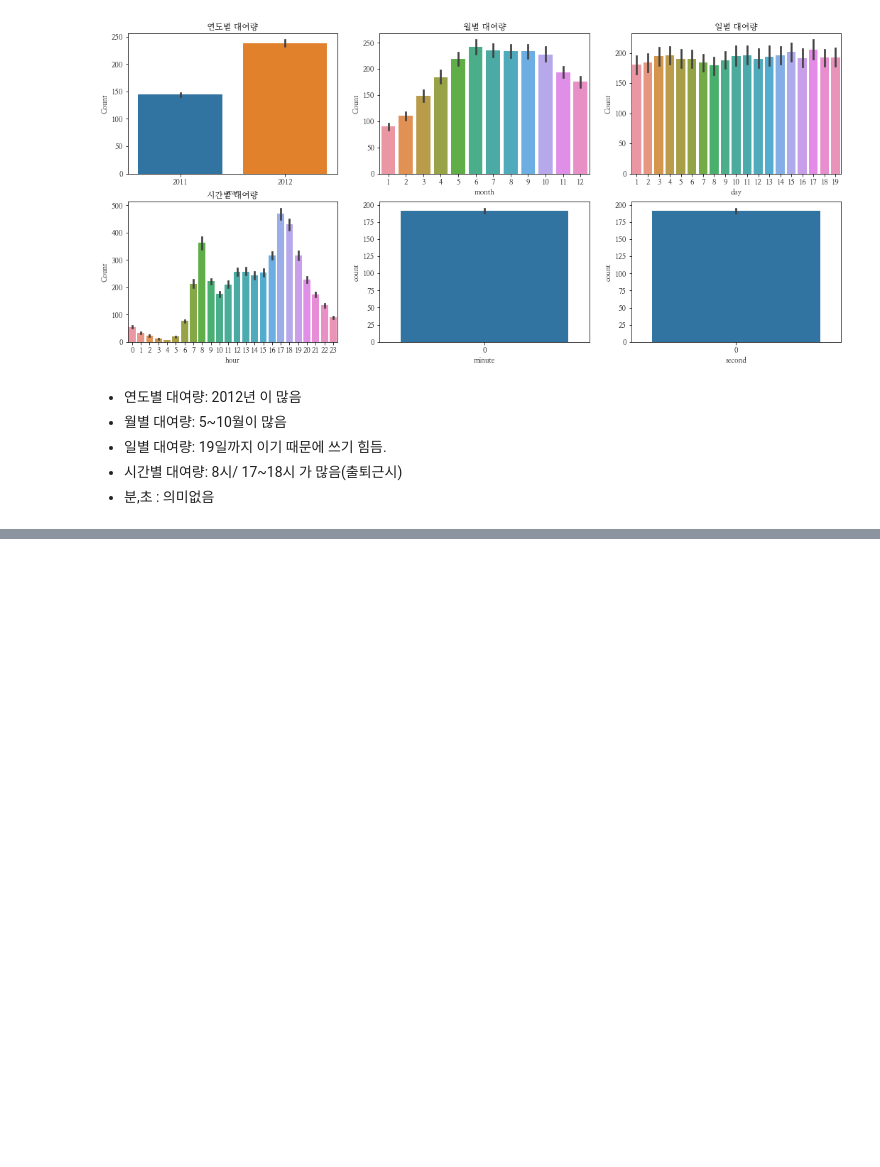
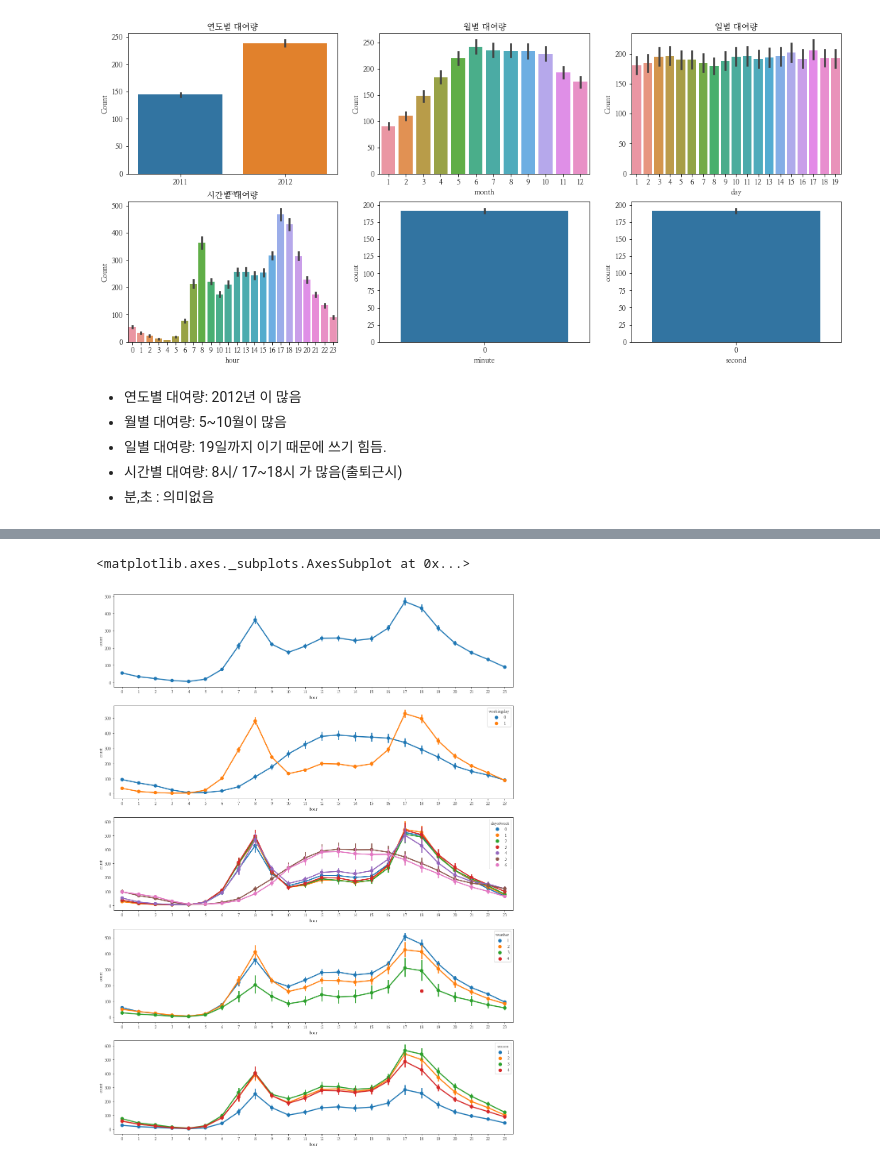
Before and after one commit to jihyunjeongme/data-analysis-kaggle, a Jupyter notebook: Kaggle_Bike_sharing_demand.ipynb, the cells around one changed output, grey strips where cells are left out. Saved outputs shown, nothing was run; the diff lists cells and outputs as text; code cells hidden in the pictures; blank space fills up the shorter version.

```diff
--- a/Kaggle_Bike_sharing_demand.ipynb
+++ b/Kaggle_Bike_sharing_demand.ipynb
@@ -265,0 +303,16 @@ ax4.set(ylabel='Count', title = "시간별 대여량")
+# %%
+fig,(ax1,ax2,ax3,ax4,ax5)= plt.subplots(nrows=5)
+fig.set_size_inches(18,25)
+
+sns.pointplot(data=train, x="hour", y="count", ax=ax1)
+
+sns.pointplot(data=train, x="hour", y="count", hue="workingday", ax=ax2)
+
+sns.pointplot(data=train, x="hour", y="count", hue="dayofweek", ax=ax3)
+
+sns.pointplot(data=train, x="hour", y="count", hue="weather", ax=ax4)
+
+sns.pointplot(data=train, x="hour", y="count", hue="season", ax=ax5)
+# %% [output]
+<matplotlib.axes._subplots.AxesSubplot at 0x...>
+[figure, added]
```
Also changed, not shown: parts of 14 cells of this notebook.
